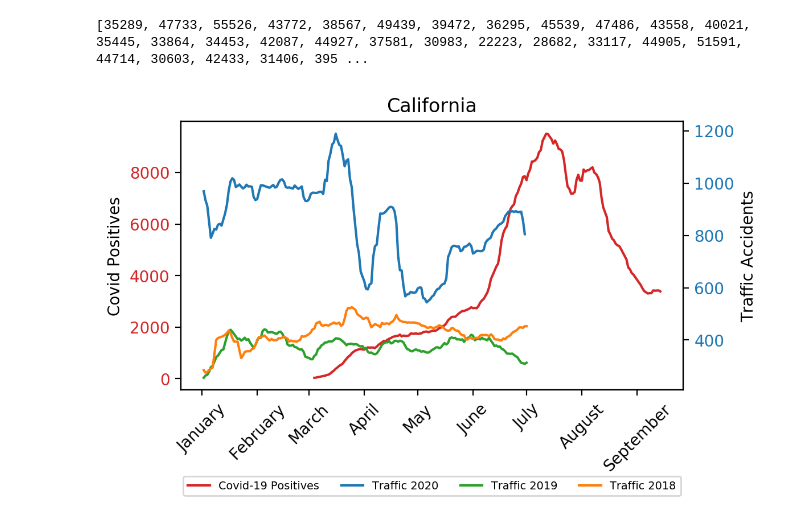
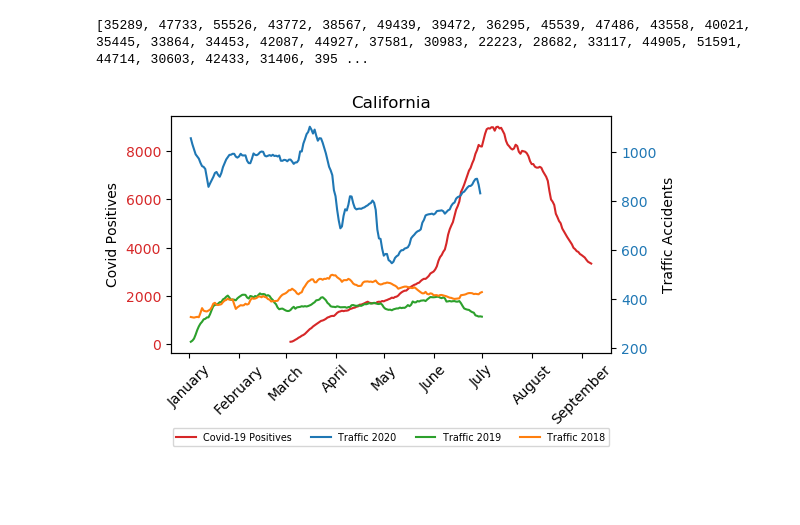
Before and after one commit to nesattorney/BED2056-project, a Jupyter notebook: project.ipynb, the cells around one changed output. Drawn from its saved outputs; the diff is of its cells as text; code cells hidden in the pictures; blank space fills up the shorter version.

```diff
--- a/project.ipynb
+++ b/project.ipynb
@@ -133,7 +133,6 @@ def plot_covid_state(state, moving_avg_window):
     mask = (state_traffic_data['date'] > start_date) & (state_traffic_data['date'] <= end_date)
     state_traffic_data_2018 = state_traffic_data.loc[mask]
     state_traffic_data_2018['date'] = state_traffic_data_2018['date'] + pd.DateOffset(years=2)
-
 
     fig, ax1 = plt.subplots(dpi = 100, linewidth=0.6)
     plt.xticks(rotation = 45)
@@ -170,35 +169,35 @@ def plot_covid_state(state, moving_avg_window):
     # Plot taffic accidents 2018
     dates_traffic = state_traffic_data_2018['date']
     accidents = state_traffic_data_2018['count']
 
     color = 'tab:orange'
     line4 = ax2.plot(dates_traffic, accidents, color=color, label='Traffic 2018')
 
     ax2.set_xticklabels(['January', 'February', 'March', 'April', 'May', 'June', 'July', 'August', 'September', 'October', 'November'])
 
     ax2.tick_params(axis='y', labelcolor='tab:blue')
 
     # Combine labels from both axes
     lines = line1 + line2 + line3 + line4
     labels = [l.get_label() for l in lines]
 
     # Add legend to plot
     ax2.legend(lines, labels, loc='upper center', bbox_to_anchor=(0.5, -0.30),
           ncol=4, fancybox=True, fontsize="x-small")
 
     # Set title
     plt.title(state)
 
     # Save figure
     fig.tight_layout()
     plt.savefig('figures/'+ state)
 
     # Show figure
     plt.show()
 
-plot_covid_state('California', 14)
+plot_covid_state('California', 21)
 # %% [output]
-[figure, old version]
+[figure, new version]
 # %%
 def plot_covid_country(moving_avg_window):
 
```
Also changed, not shown: parts of 1 cell of this notebook.
